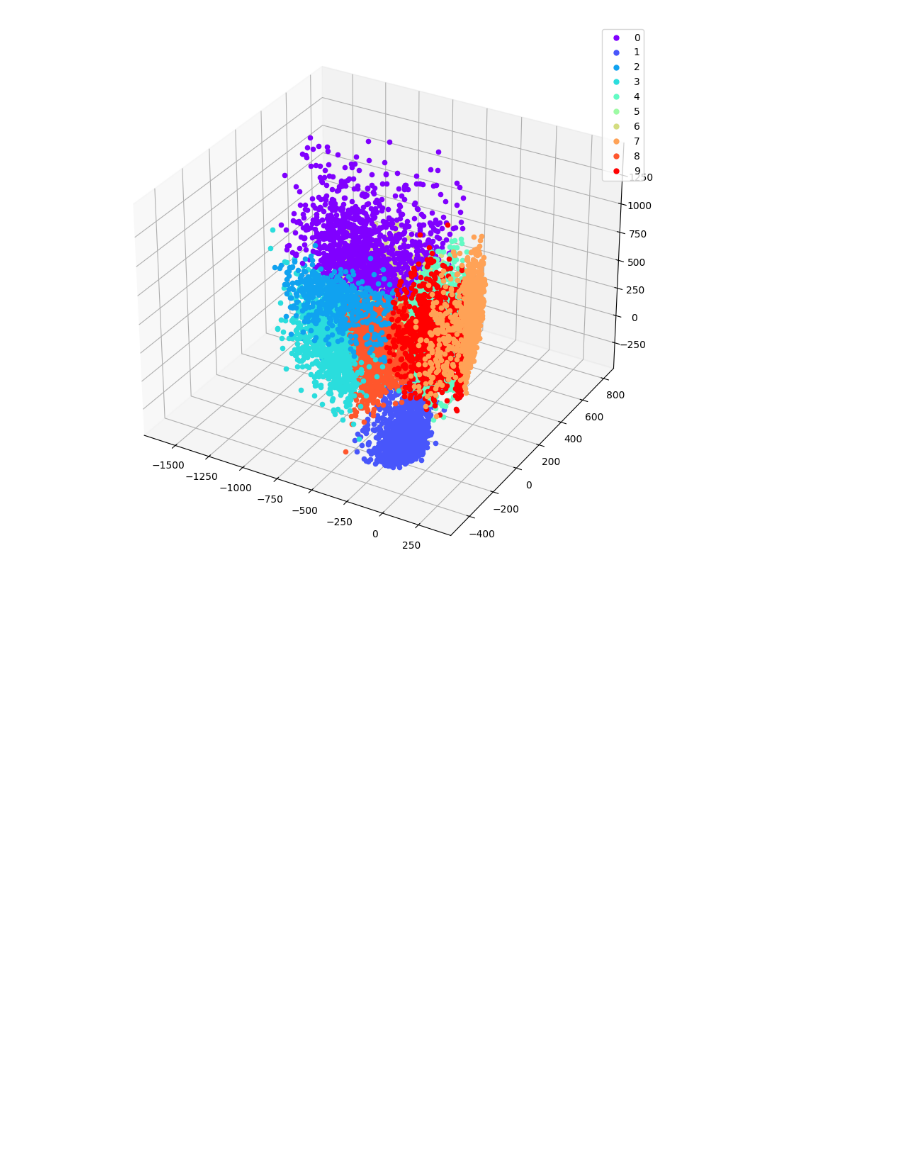
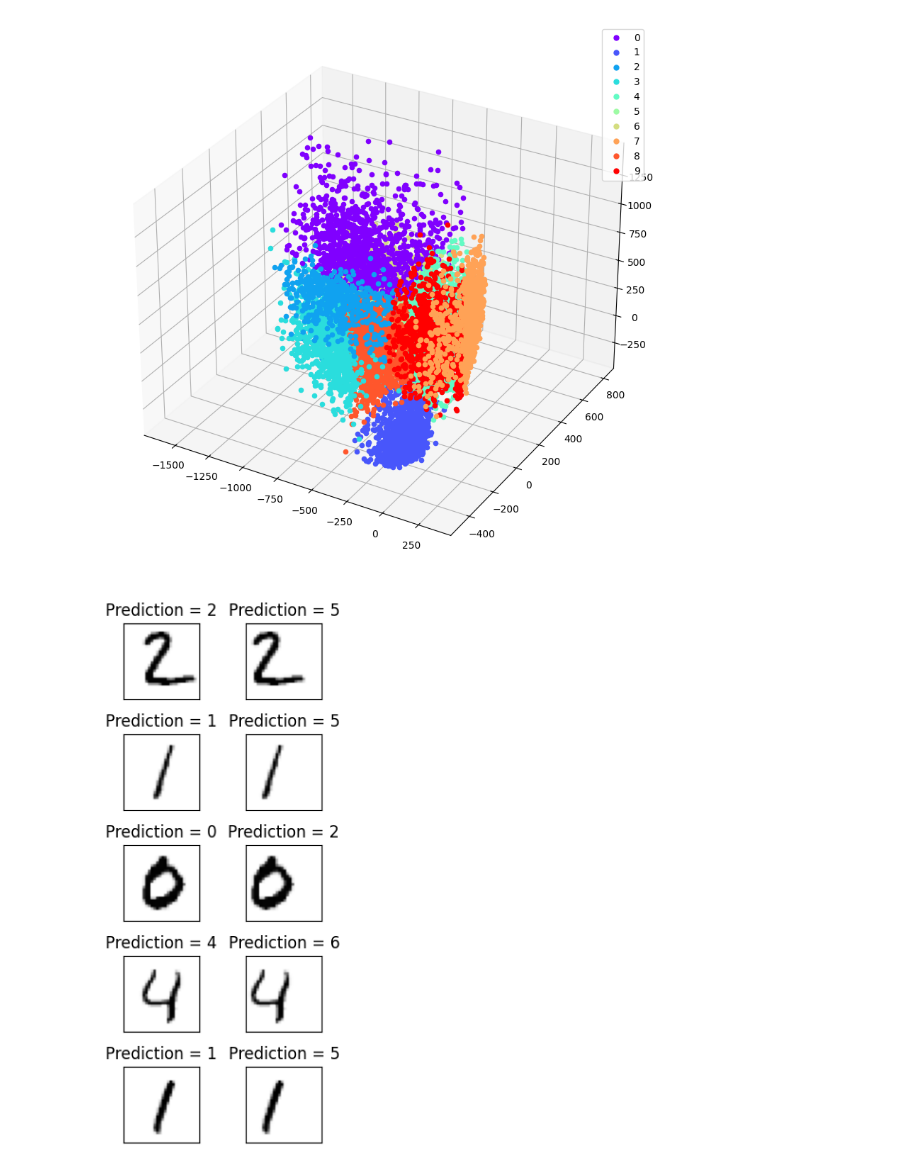
Before and after one commit to TimRoss/OCR, a Jupyter notebook: CPUcode.ipynb, the cells around one changed output. Drawn from its saved outputs; the diff is of its cells as text; code cells hidden in the pictures; blank space fills up the shorter version.

```diff
--- a/CPUcode.ipynb
+++ b/CPUcode.ipynb
@@ -427,7 +458,7 @@ plt.show()
 
 import copy
 
-def showShiftedPrediction(sampleIndex):
+def showShiftedPrediction(sampleIndex, row):
     shiftedSample = copy.deepcopy(testData[sampleIndex])
     shiftedSample = shiftedSample.reshape(28,28)
     # # shift each pixel to the left by 5 pixels
@@ -438,21 +469,30 @@ def showShiftedPrediction(sampleIndex):
     realPrediction = newClassifier.getPredictionForSingleSample(testData[sampleIndex])
     shiftedPrediction = newClassifier.getPredictionForSingleSample(shiftedSample)
 
-    print("Expecting " + str(testLabels[sampleIndex]))
-    print("Got real sample: " + realPrediction)
-    print("Got shifted sample: " + shiftedPrediction)
-
-
-    plt.figure(figsize=(16, 6))
-
-
-    plt.subplot(1,2,1)
-    plt.title("Prediction = " + realPrediction)
-    plt.imshow(testData[sampleIndex].reshape(28, 28), cmap=plt.cm.Greys)
-    plt.subplot(1,2,2)
-    plt.title("Prediction = " + shiftedPrediction)
-    plt.imshow(shiftedSample.reshape(28, 28), cmap=plt.cm.Greys)
-    plt.show()
+    row[0].set_xticks([])
+    row[0].set_yticks([])
+    row[0].set_title("Prediction = " + realPrediction)
+    row[0].imshow(testData[sampleIndex].reshape(28, 28), cmap=plt.cm.Greys)
+    row[1].set_xticks([])
+    row[1].set_yticks([])
+    row[1].set_title("Prediction = " + shiftedPrediction)
+    row[1].imshow(shiftedSample.reshape(28, 28), cmap=plt.cm.Greys)
+# %%
+# Draw a figure to show how predictions are off when image is shifted left
+
+newClassifier.LowerDimensionality(10)
+
+fig, ax = plt.subplots(nrows = 5, ncols = 2, figsize=(3,6))
+
+testSamplesToUse = [1,2,3,4,5]
+
+for i, row in enumerate(ax):
+    showShiftedPrediction(testSamplesToUse[i], row)
+
+fig.tight_layout()
+plt.show()
+# %% [output]
+[figure, added]
 # %%
 # # Get the prediction for custom images - commented out because it did not work very well. See report for explanation
 # im = Image.open("big4.png").convert('L')
```
Also changed, not shown: parts of 6 cells of this notebook, 5 other files.
